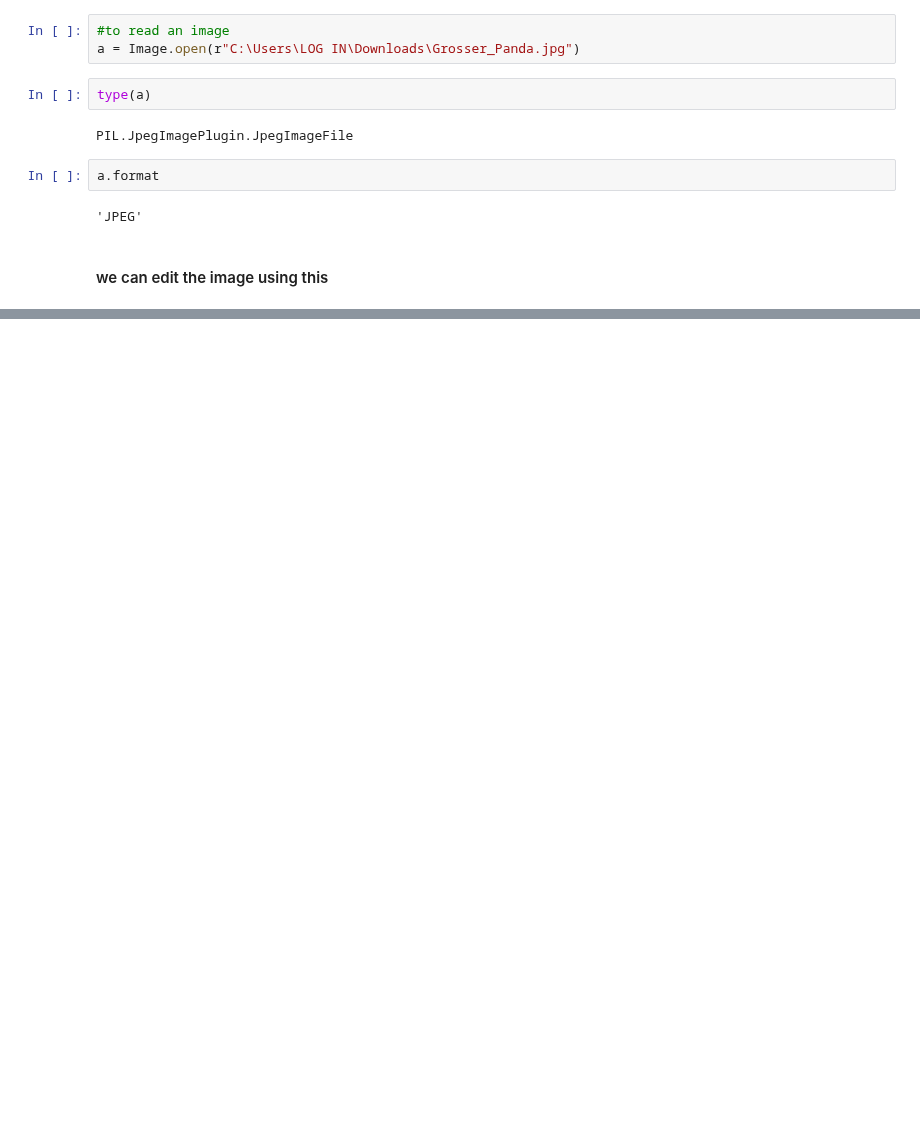
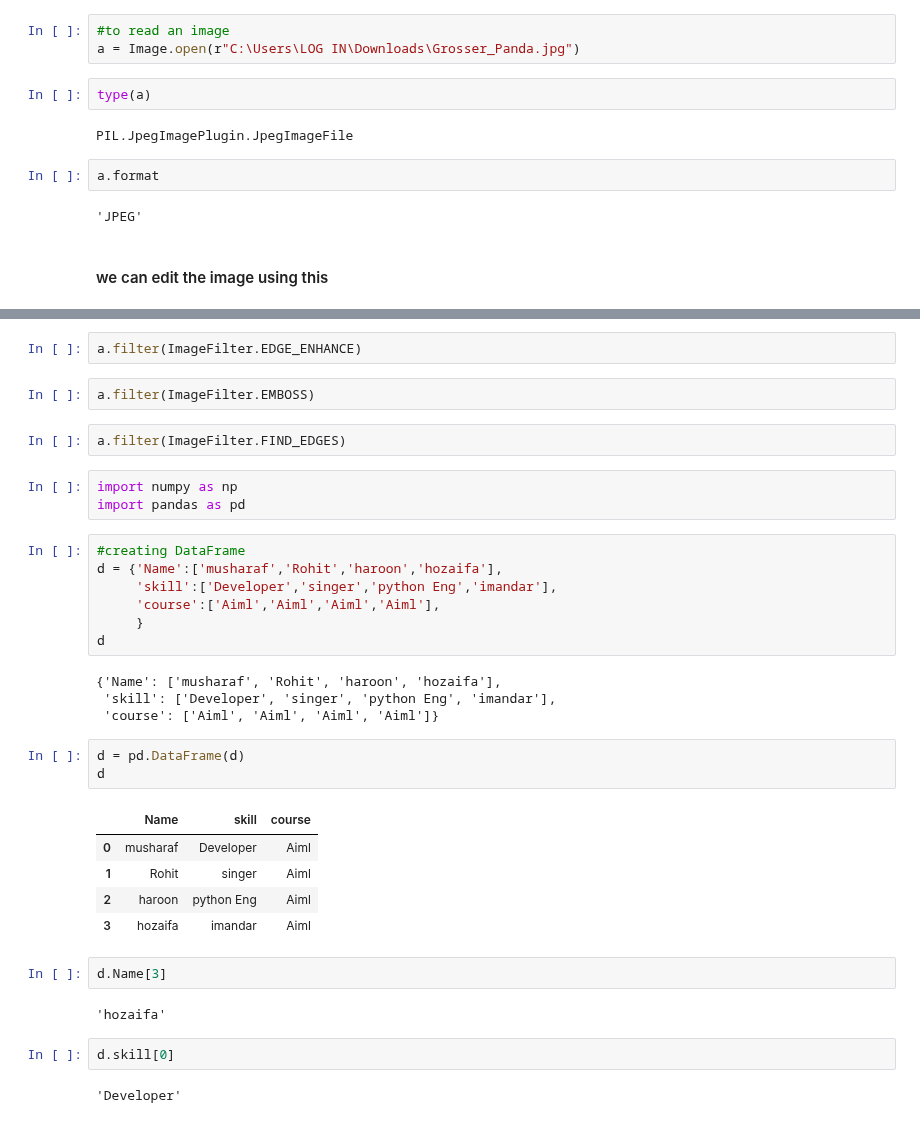
Before and after one commit to musharafaltaf/anacondaPractice, a Jupyter notebook: numpyexample.ipynb, the cells around one changed output, grey strips where cells are left out. Drawn from its saved outputs; the diff is of its cells as text; blank space fills up the shorter version.

Commit message:
DataFrame

```diff
--- a/numpyexample.ipynb
+++ b/numpyexample.ipynb
@@ -633,0 +639,37 @@ a.format
+# %%
+a.filter(ImageFilter.EDGE_ENHANCE)
+# %%
+a.filter(ImageFilter.EMBOSS)
+# %%
+a.filter(ImageFilter.FIND_EDGES)
+# %%
+import numpy as np
+import pandas as pd
+# %%
+#creating DataFrame
+d = {'Name':['musharaf','Rohit','haroon','hozaifa'],
+     'skill':['Developer','singer','python Eng','imandar'],
+     'course':['Aiml','Aiml','Aiml','Aiml'],
+     }
+d
+# %% [output]
+{'Name': ['musharaf', 'Rohit', 'haroon', 'hozaifa'],
+ 'skill': ['Developer', 'singer', 'python Eng', 'imandar'],
+ 'course': ['Aiml', 'Aiml', 'Aiml', 'Aiml']}
+# %%
+d = pd.DataFrame(d)
+d
+# %% [output]
+|  | Name | skill | course |
+| 0 | musharaf | Developer | Aiml |
+| 1 | Rohit | singer | Aiml |
+| 2 | haroon | python Eng | Aiml |
+| 3 | hozaifa | imandar | Aiml |
+# %%
+d.Name[3]
+# %% [output]
+'hozaifa'
+# %%
+d.skill[0]
+# %% [output]
+'Developer'
```
Also changed, not shown: parts of 12 cells of this notebook.
